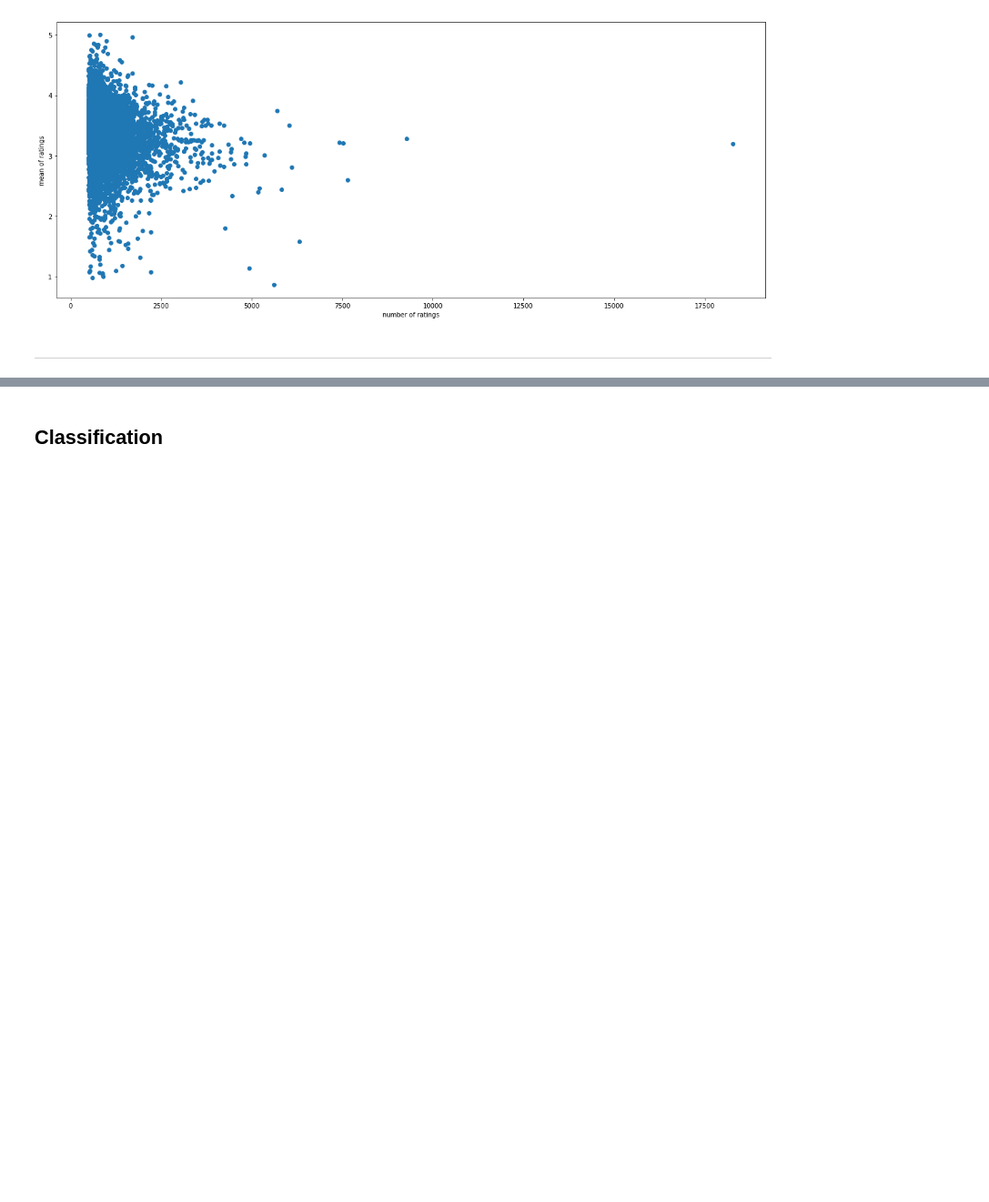
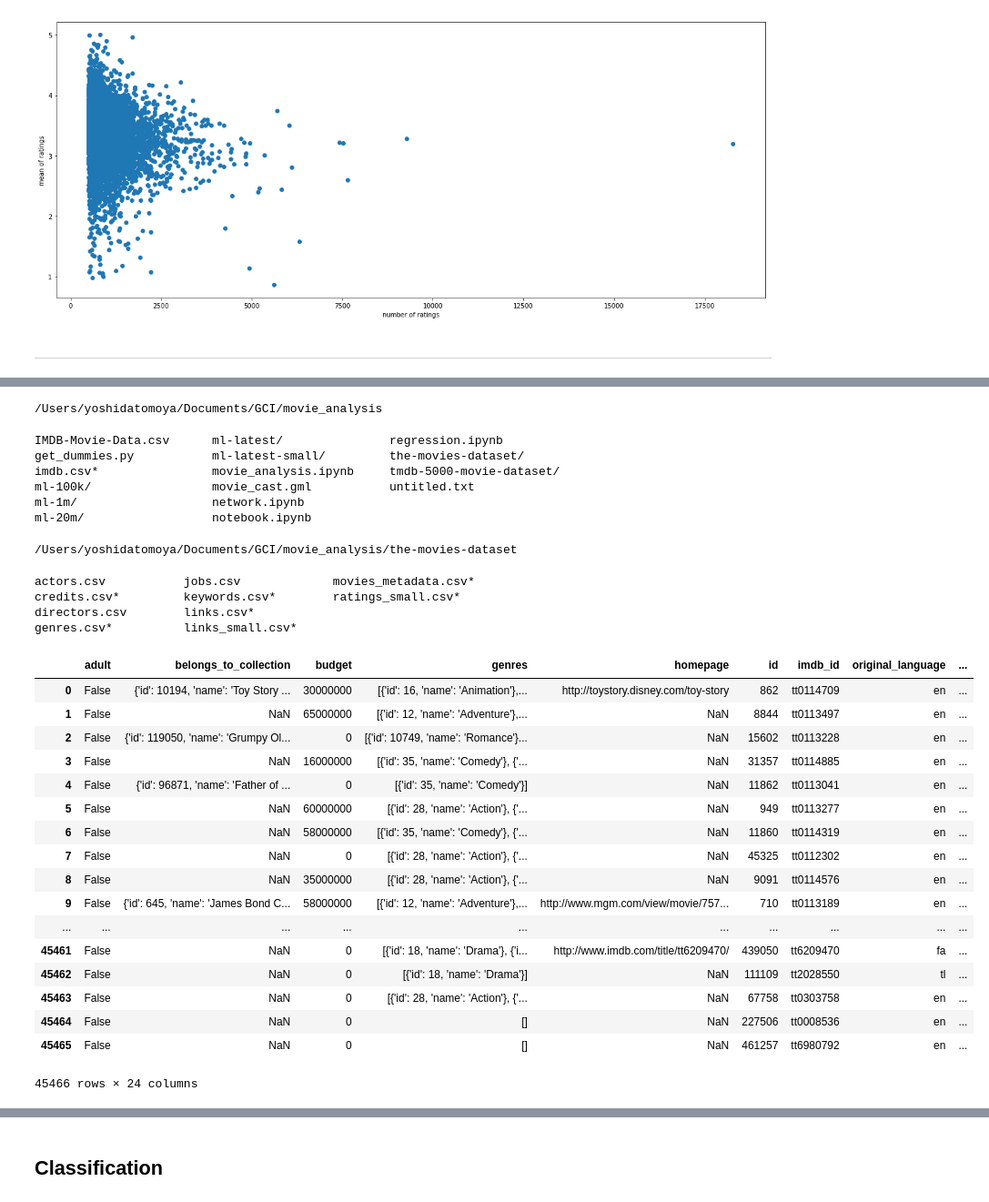
Before and after one commit to gci-team4/movie_yoshida, a Jupyter notebook: MovieLens.ipynb, the cells around one changed output, grey strips where cells are left out. Shown at 91% size. Cells and saved outputs as stored; diff of their text form; code cells hidden in the pictures; blank space fills up the shorter version.

```diff
--- a/MovieLens.ipynb
+++ b/MovieLens.ipynb
@@ -792,0 +793,47 @@ plt.ylabel('mean of ratings')
+# %%
+cd ..
+# %% [output]
+/Users/yoshidatomoya/Documents/GCI/movie_analysis
+# %%
+ls
+# %% [output]
+IMDB-Movie-Data.csv      ml-latest/               regression.ipynb
+get_dummies.py           ml-latest-small/         the-movies-dataset/
+imdb.csv*                movie_analysis.ipynb     tmdb-5000-movie-dataset/
+ml-100k/                 movie_cast.gml           untitled.txt
+ml-1m/                   network.ipynb
+ml-20m/                  notebook.ipynb
+# %%
+cd the-movies-dataset/
+# %% [output]
+/Users/yoshidatomoya/Documents/GCI/movie_analysis/the-movies-dataset
+# %%
+ls
+# %% [output]
+actors.csv           jobs.csv             movies_metadata.csv*
+credits.csv*         keywords.csv*        ratings_small.csv*
+directors.csv        links.csv*
+genres.csv*          links_small.csv*
+# %%
+metadata = pd.read_csv('movies_metadata.csv')
+# %%
+metadata
+# %% [output]
+|  | adult | belongs_to_collection | budget | genres | homepage | id | imdb_id | original_language | ... |
+| 0 | False | {'id': 10194, 'name': 'Toy Story ... | 30000000 | [{'id': 16, 'name': 'Animation'},... | http://toystory.disney.com/toy-story | 862 | tt0114709 | en | ... |
+| 1 | False | NaN | 65000000 | [{'id': 12, 'name': 'Adventure'},... | NaN | 8844 | tt0113497 | en | ... |
+| 2 | False | {'id': 119050, 'name': 'Grumpy Ol... | 0 | [{'id': 10749, 'name': 'Romance'}... | NaN | 15602 | tt0113228 | en | ... |
+| 3 | False | NaN | 16000000 | [{'id': 35, 'name': 'Comedy'}, {'... | NaN | 31357 | tt0114885 | en | ... |
+| 4 | False | {'id': 96871, 'name': 'Father of ... | 0 | [{'id': 35, 'name': 'Comedy'}] | NaN | 11862 | tt0113041 | en | ... |
+| 5 | False | NaN | 60000000 | [{'id': 28, 'name': 'Action'}, {'... | NaN | 949 | tt0113277 | en | ... |
+| 6 | False | NaN | 58000000 | [{'id': 35, 'name': 'Comedy'}, {'... | NaN | 11860 | tt0114319 | en | ... |
+| 7 | False | NaN | 0 | [{'id': 28, 'name': 'Action'}, {'... | NaN | 45325 | tt0112302 | en | ... |
+| 8 | False | NaN | 35000000 | [{'id': 28, 'name': 'Action'}, {'... | NaN | 9091 | tt0114576 | en | ... |
+| 9 | False | {'id': 645, 'name': 'James Bond C... | 58000000 | [{'id': 12, 'name': 'Adventure'},... | http://www.mgm.com/view/movie/757... | 710 | tt0113189 | en | ... |
+| ... | ... | ... | ... | ... | ... | ... | ... | ... | ... |
+| 45461 | False | NaN | 0 | [{'id': 18, 'name': 'Drama'}, {'i... | http://www.imdb.com/title/tt6209470/ | 439050 | tt6209470 | fa | ... |
+| 45462 | False | NaN | 0 | [{'id': 18, 'name': 'Drama'}] | NaN | 111109 | tt2028550 | tl | ... |
+| 45463 | False | NaN | 0 | [{'id': 28, 'name': 'Action'}, {'... | NaN | 67758 | tt0303758 | en | ... |
+| 45464 | False | NaN | 0 | [] | NaN | 227506 | tt0008536 | en | ... |
+| 45465 | False | NaN | 0 | [] | NaN | 461257 | tt6980792 | en | ... |
+45466 rows × 24 columns
```
Also changed, not shown: parts of 20 cells of this notebook.
